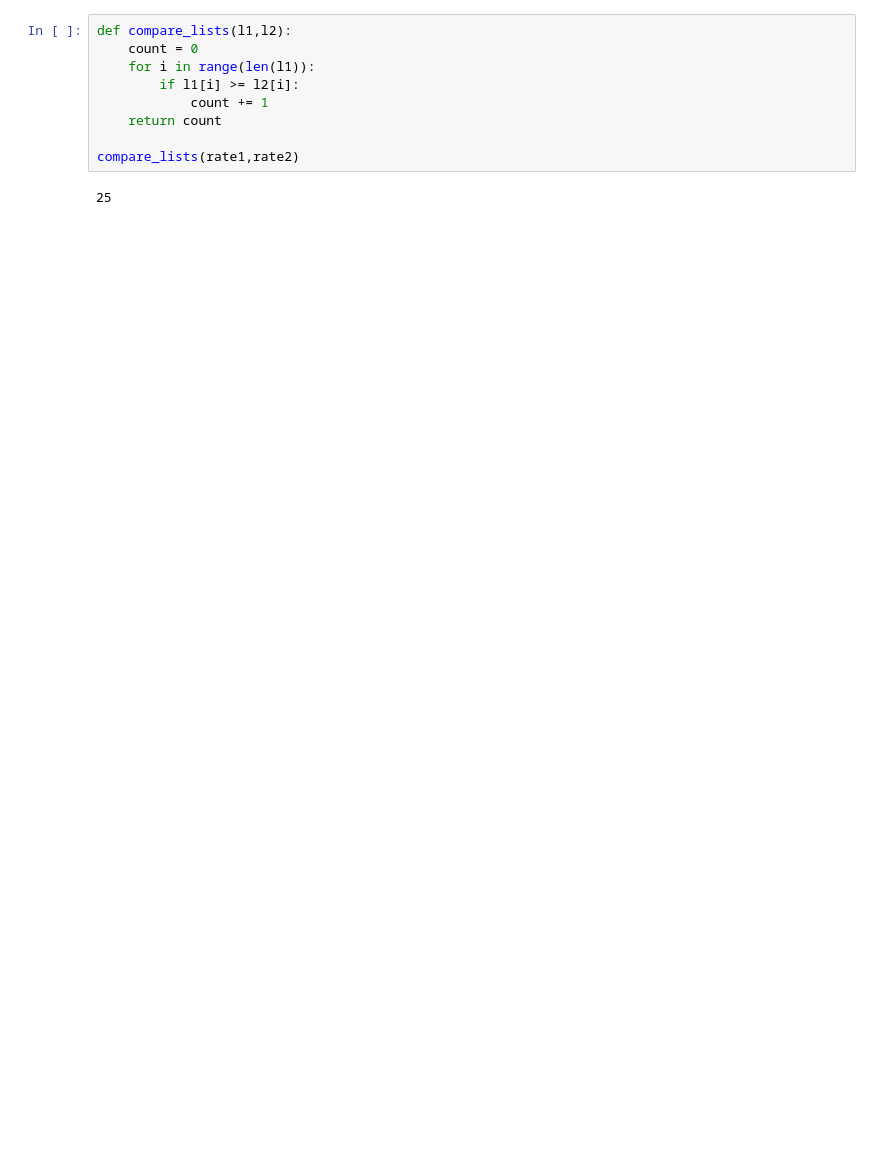
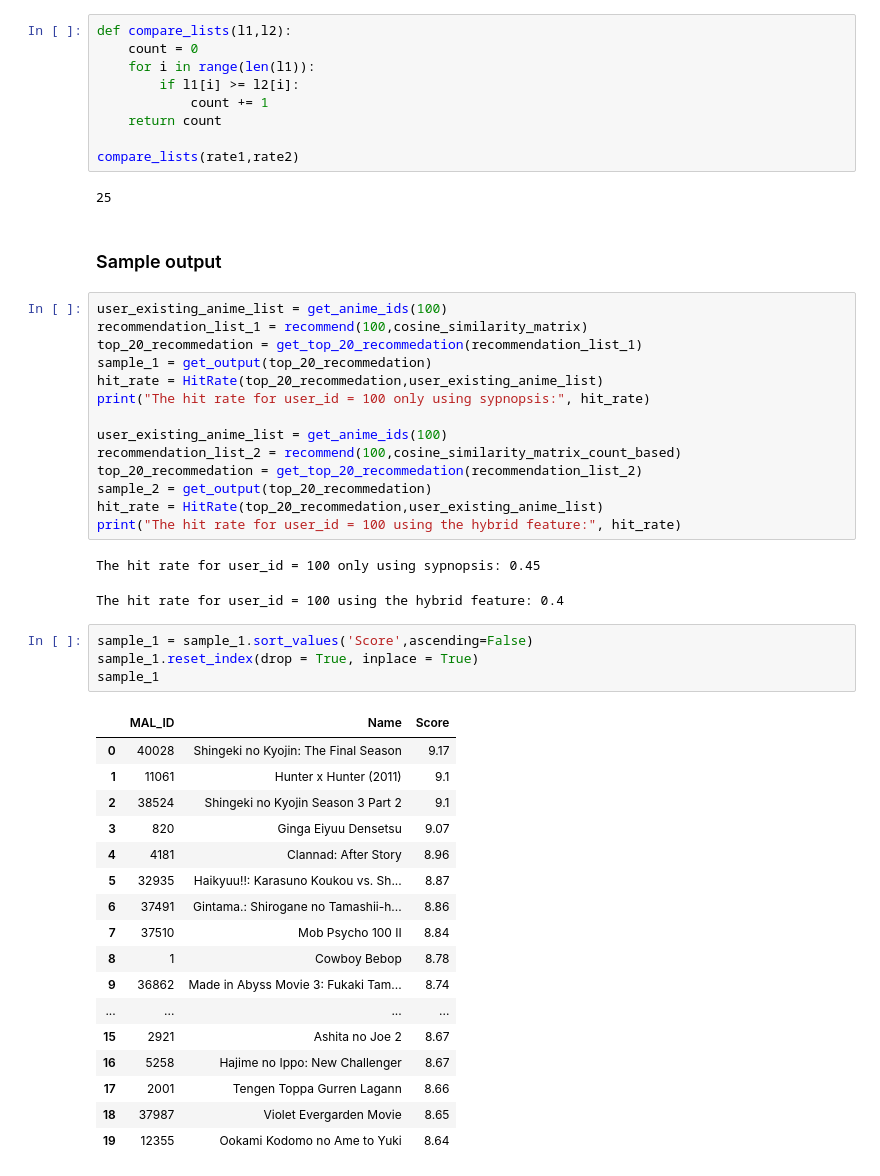
Before and after one commit to Yilun-Fu/Recommendation-Systems-for-an-Anime-Dataset, a Jupyter notebook: content_based.ipynb, the cells around one changed output. Saved outputs shown, nothing was run; the diff lists cells and outputs as text; blank space fills up the shorter version.

```diff
--- a/content_based.ipynb
+++ b/content_based.ipynb
@@ -321,3 +330,44 @@ def compare_lists(l1,l2):
 compare_lists(rate1,rate2)
 # %% [output]
 25
+# %% [markdown]
+### Sample output
+# %%
+user_existing_anime_list = get_anime_ids(100)
+recommendation_list_1 = recommend(100,cosine_similarity_matrix)
+top_20_recommedation = get_top_20_recommedation(recommendation_list_1)
+sample_1 = get_output(top_20_recommedation)
+hit_rate = HitRate(top_20_recommedation,user_existing_anime_list)
+print("The hit rate for user_id = 100 only using sypnopsis:", hit_rate)
+
+user_existing_anime_list = get_anime_ids(100)
+recommendation_list_2 = recommend(100,cosine_similarity_matrix_count_based)
+top_20_recommedation = get_top_20_recommedation(recommendation_list_2)
+sample_2 = get_output(top_20_recommedation)
+hit_rate = HitRate(top_20_recommedation,user_existing_anime_list)
+print("The hit rate for user_id = 100 using the hybrid feature:", hit_rate)
+# %% [output]
+The hit rate for user_id = 100 only using sypnopsis: 0.45
+The hit rate for user_id = 100 using the hybrid feature: 0.4
+# %%
+sample_1 = sample_1.sort_values('Score',ascending=False)
+sample_1.reset_index(drop = True, inplace = True)
+sample_1
+# %% [output]
+|  | MAL_ID | Name | Score |
+| 0 | 40028 | Shingeki no Kyojin: The Final Season | 9.17 |
+| 1 | 11061 | Hunter x Hunter (2011) | 9.1 |
+| 2 | 38524 | Shingeki no Kyojin Season 3 Part 2 | 9.1 |
+| 3 | 820 | Ginga Eiyuu Densetsu | 9.07 |
+| 4 | 4181 | Clannad: After Story | 8.96 |
+| 5 | 32935 | Haikyuu!!: Karasuno Koukou vs. Sh... | 8.87 |
+| 6 | 37491 | Gintama.: Shirogane no Tamashii-h... | 8.86 |
+| 7 | 37510 | Mob Psycho 100 II | 8.84 |
+| 8 | 1 | Cowboy Bebop | 8.78 |
+| 9 | 36862 | Made in Abyss Movie 3: Fukaki Tam... | 8.74 |
+| ... | ... | ... | ... |
+| 15 | 2921 | Ashita no Joe 2 | 8.67 |
+| 16 | 5258 | Hajime no Ippo: New Challenger | 8.67 |
+| 17 | 2001 | Tengen Toppa Gurren Lagann | 8.66 |
+| 18 | 37987 | Violet Evergarden Movie | 8.65 |
+| 19 | 12355 | Ookami Kodomo no Ame to Yuki | 8.64 |
```
Also changed, not shown: parts of 11 cells of this notebook, 1 other file.
